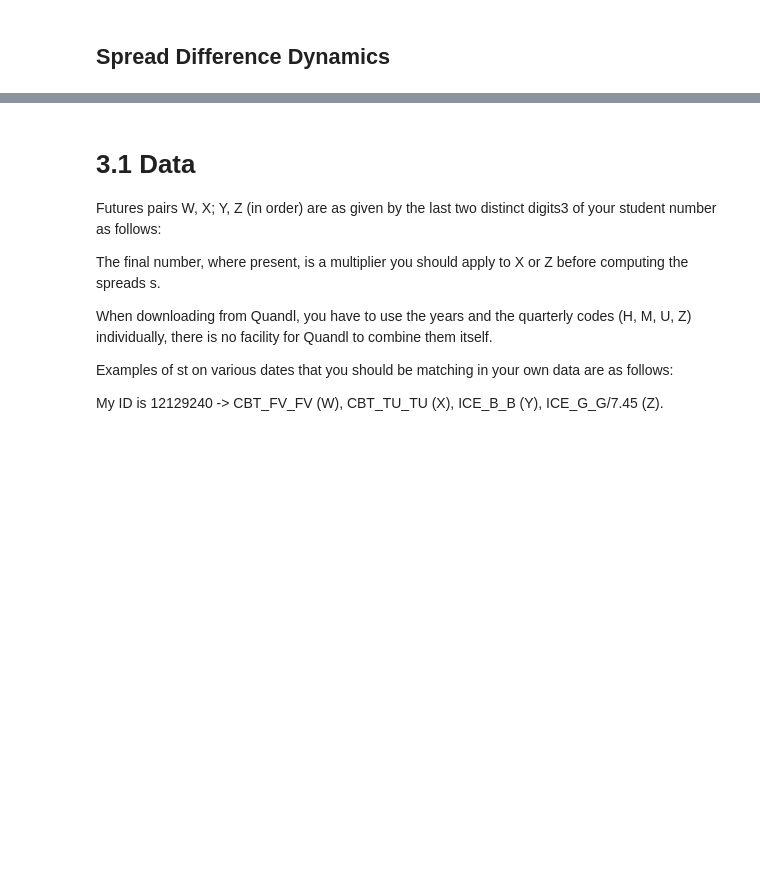
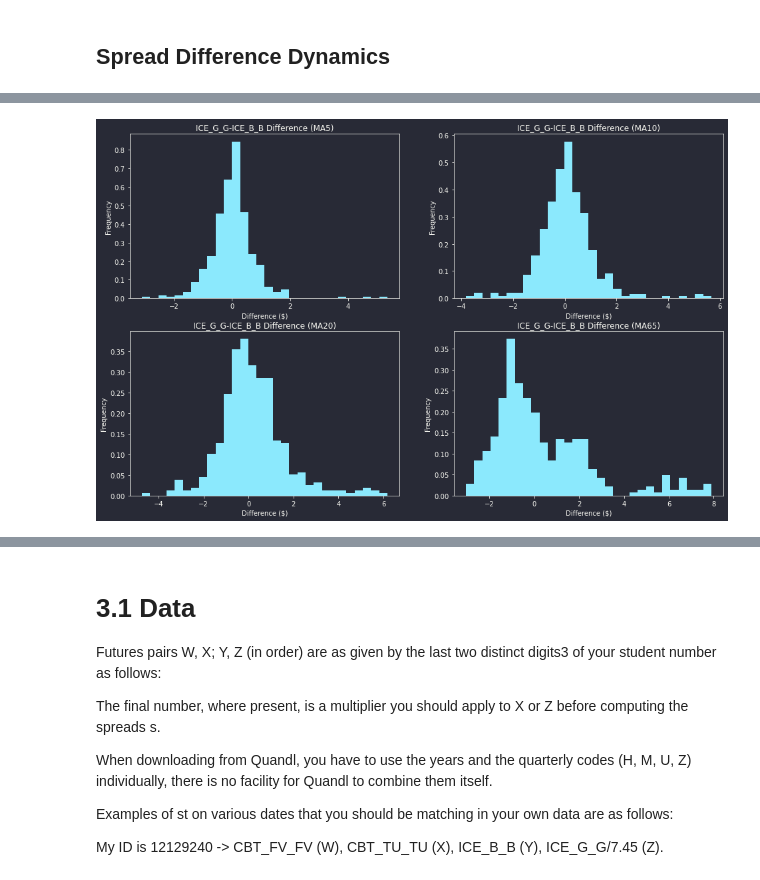
Before and after one commit to philipwlee/regquant, a Jupyter notebook: hw1_futures_spread/hw1_futures_spread_philip_lee_12129240.ipynb, the cells around one changed output, grey strips where cells are left out. Drawn from its saved outputs; the diff is of its cells as text; code cells hidden in the pictures; blank space fills up the shorter version.

```diff
--- a/hw1_futures_spread/hw1_futures_spread_philip_lee_12129240.ipynb
+++ b/hw1_futures_spread/hw1_futures_spread_philip_lee_12129240.ipynb
@@ -310,0 +322,11 @@ plt.show()
+# %%
+fig, axs = plt.subplots(2,2)
+plot_spread = spreads_cols[1]
+
+for i, ma in enumerate(diff_ma.columns.unique(level="LAG")[1:]):
+    axs[i//2,i%2].hist(diff_ma[ma][plot_spread], bins=30, density=True)
+    axs[i//2,i%2].set_title(f"{plot_spread} Difference ({ma})")
+    axs[i//2,i%2].set_ylabel("Frequency")
+    axs[i//2,i%2].set_xlabel("Difference ($)")
+# %% [output]
+[figure, added]
```
Also changed, not shown: parts of 9 cells of this notebook.
